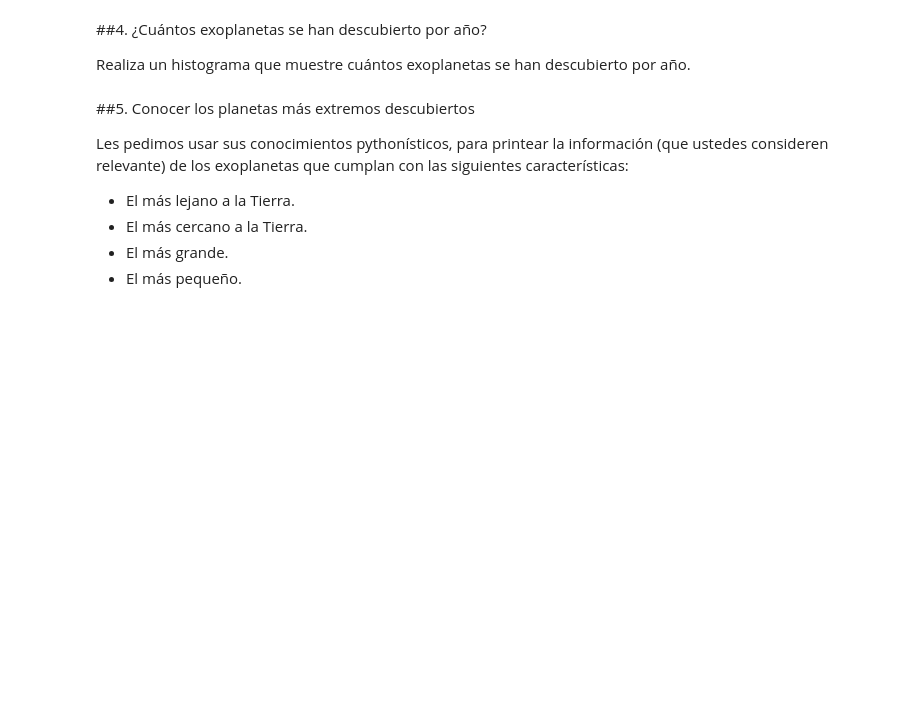
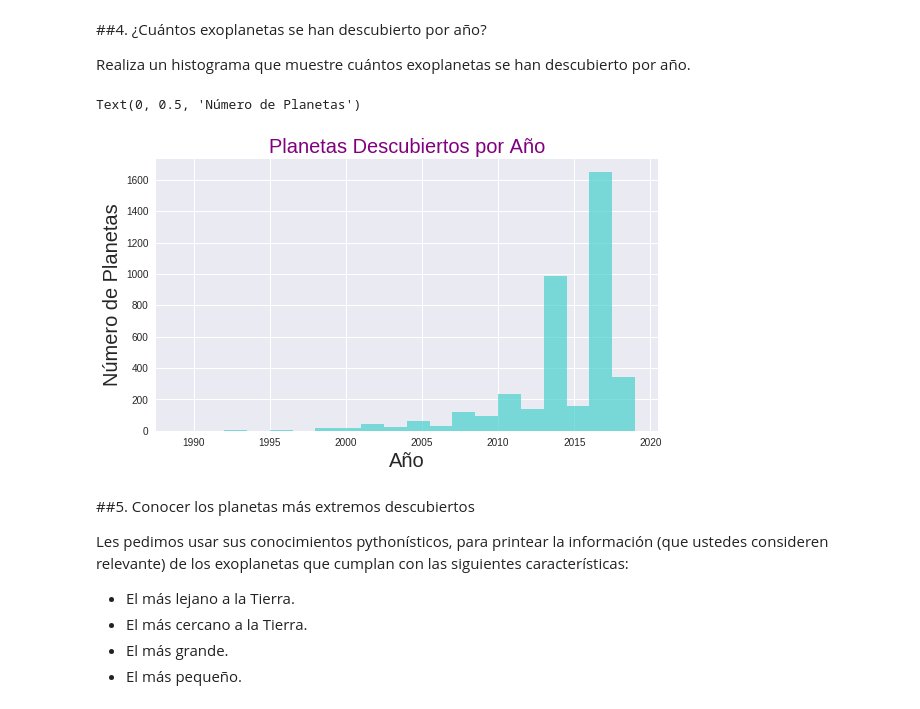
Before and after one commit to PaulaBDS/minitarea3, a Jupyter notebook: minitarea3.ipynb, the cells around one changed output. Drawn from its saved outputs; the diff is of its cells as text; code cells hidden in the pictures; blank space fills up the shorter version.

```diff
--- a/minitarea3.ipynb
+++ b/minitarea3.ipynb
@@ -220,3 +218,16 @@ Realiza un histograma que muestre cuántos exoplanetas se han descubierto por a
+# %%
+#Se extraen los años:
+años=planetas['pl_disc']
+
+# Hacer histograma:
+plt.figure(figsize=(9,5))
+plt.hist(años,20, facecolor='mediumturquoise', alpha=0.7)
+plt.title('Planetas Descubiertos por Año', size=20, color='purple')
+plt.xlabel('Año', size=20)
+plt.ylabel('Número de Planetas', size=20)
+# %% [output]
+Text(0, 0.5, 'Número de Planetas')
+[figure, added]
 # %% [markdown]
 ##5. Conocer los planetas más extremos descubiertos
 
```
Also changed, not shown: parts of 1 cell of this notebook.
